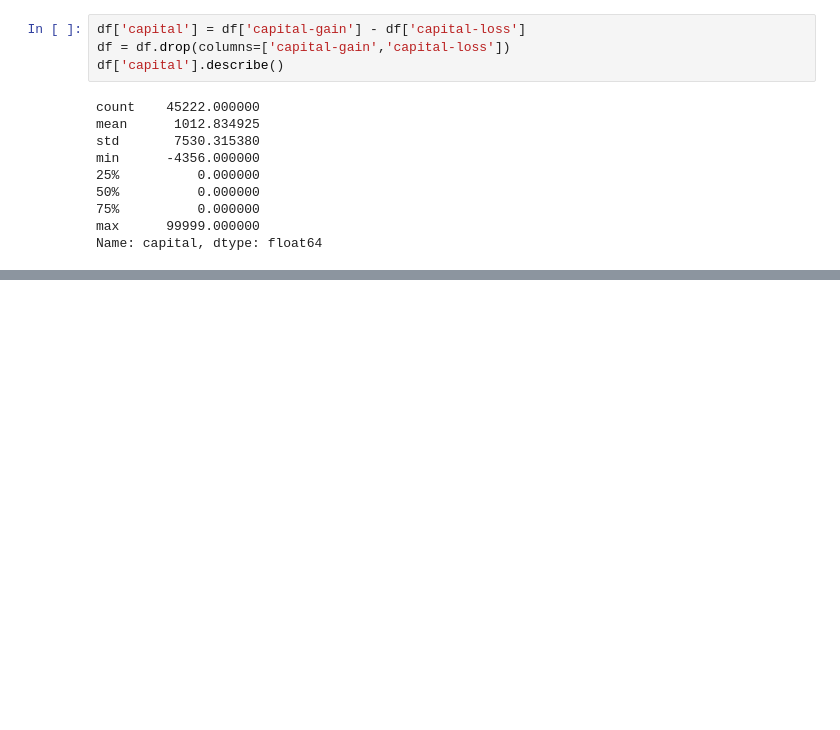
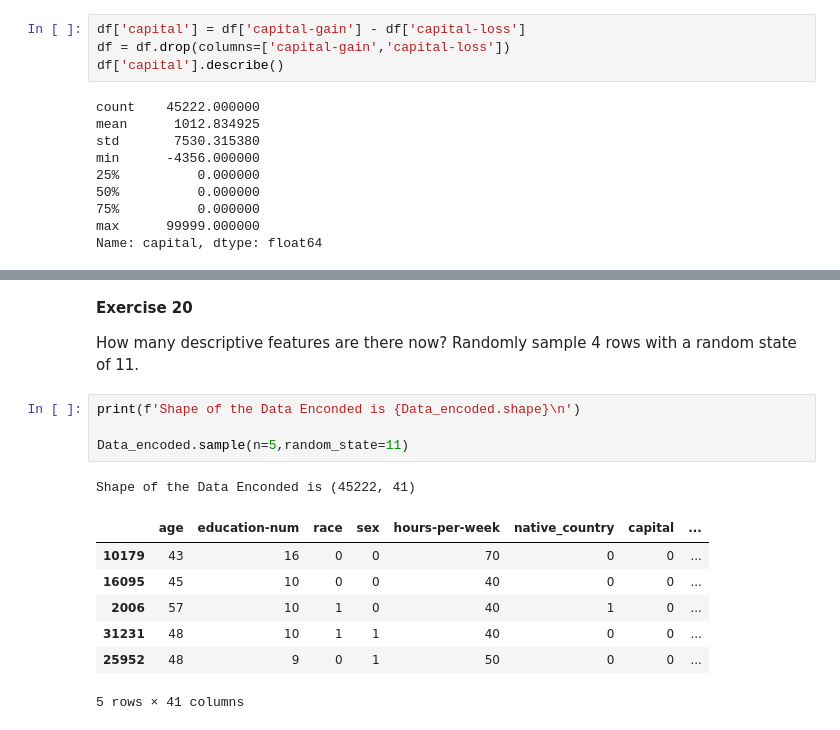
Before and after one commit to piyushthaware/Machine_Learning, a Jupyter notebook: ML_preprocessing.ipynb, the cells around one changed output, grey strips where cells are left out. Saved outputs shown, nothing was run; the diff lists cells and outputs as text; blank space fills up the shorter version.

```diff
--- a/ML_preprocessing.ipynb
+++ b/ML_preprocessing.ipynb
@@ -359,0 +488,17 @@ df.head(0)
+# %% [markdown]
+**Exercise 20**
+
+How many descriptive features are there now? Randomly sample 4 rows with a random state of 11.
+# %%
+print(f'Shape of the Data Enconded is {Data_encoded.shape}\n')
+
+Data_encoded.sample(n=5,random_state=11)
+# %% [output]
+Shape of the Data Enconded is (45222, 41)
+|  | age | education-num | race | sex | hours-per-week | native_country | capital | ... |
+| 10179 | 43 | 16 | 0 | 0 | 70 | 0 | 0 | ... |
+| 16095 | 45 | 10 | 0 | 0 | 40 | 0 | 0 | ... |
+| 2006 | 57 | 10 | 1 | 0 | 40 | 1 | 0 | ... |
+| 31231 | 48 | 10 | 1 | 1 | 40 | 0 | 0 | ... |
+| 25952 | 48 | 9 | 0 | 1 | 50 | 0 | 0 | ... |
+5 rows × 41 columns
```
Also changed, not shown: parts of 20 cells of this notebook.
